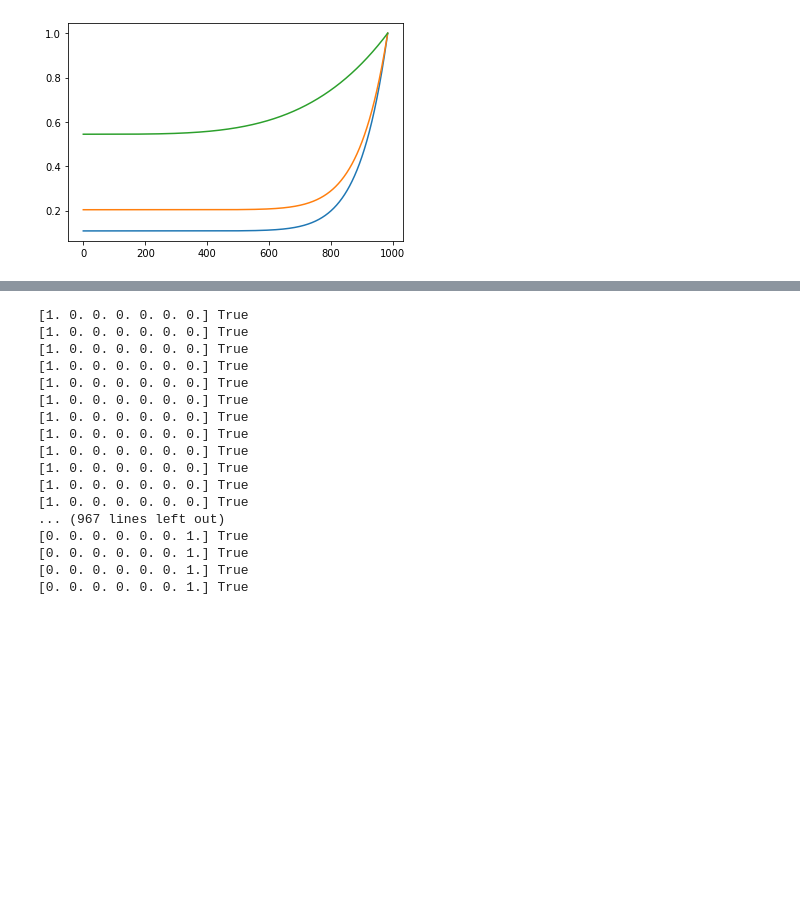
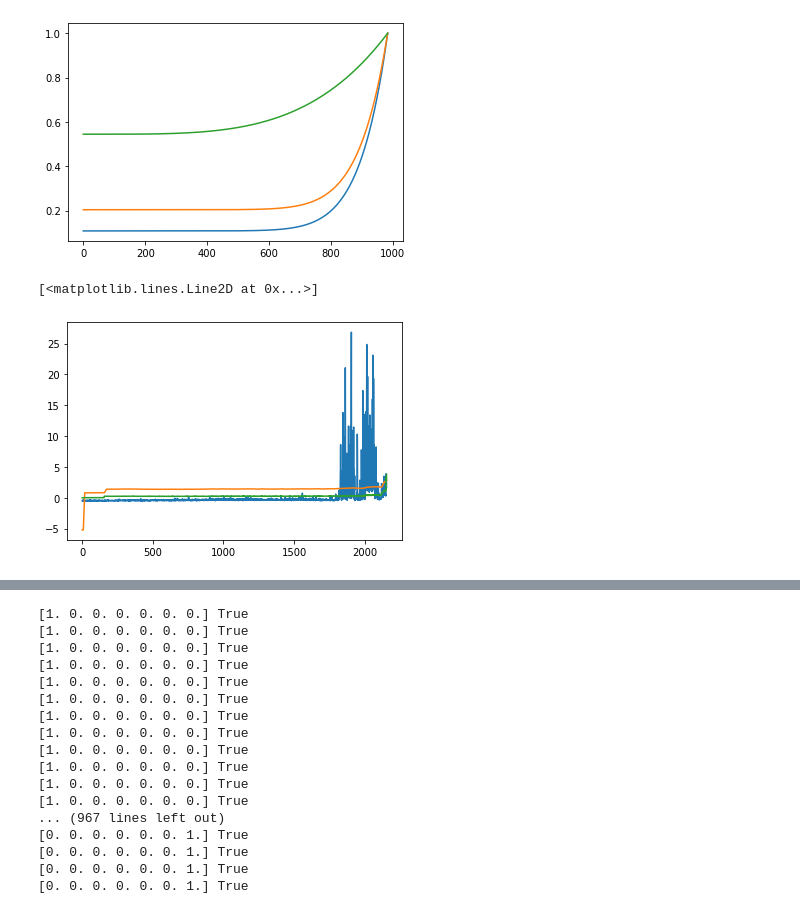
Before and after one commit to LeandroMoura3/neoprog, a Jupyter notebook: 2nd.ipynb, the cells around one changed output, grey strips where cells are left out. Cells and saved outputs as stored; diff of their text form; code cells hidden in the pictures; blank space fills up the shorter version.

```diff
--- a/2nd.ipynb
+++ b/2nd.ipynb
@@ -225,3 +288,22 @@ plt.plot(max_ufrf_rmsee)
 # %% [output]
 [<matplotlib.lines.Line2D at 0x...>]
 [figure]
+# %%
+std_scalar_rms_test = np.array(rms_test).reshape((-1, 1))
+std_scalar_kurtosis_test = np.array(kurtosis_test).reshape((-1, 1))
+std_scalar_rmsee_test = np.array(rmsee_test).reshape((-1, 1))
+
+# std_scalar_rms_test = StandardScaler().fit_transform(std_scalar_rms_test)
+# std_scalar_kurtosis_test = StandardScaler().fit_transform(std_scalar_kurtosis_test)
+# std_scalar_rmsee_test = StandardScaler().fit_transform(std_scalar_rmsee_test)
+
+std_scalar_rms_test = scalar_rms.transform(std_scalar_rms_test)
+std_scalar_kurtosis_test = scalar_kurtosis.transform(std_scalar_kurtosis_test)
+std_scalar_rmsee_test = scalar_rmsee.transform(std_scalar_rmsee_test)
+
+plt.plot(std_scalar_kurtosis_test)
+plt.plot(std_scalar_rmsee_test)
+plt.plot(std_scalar_rms_test)
+# %% [output]
+[<matplotlib.lines.Line2D at 0x...>]
+[figure, added]
```
Also changed, not shown: parts of 16 cells of this notebook, 4 other files.
